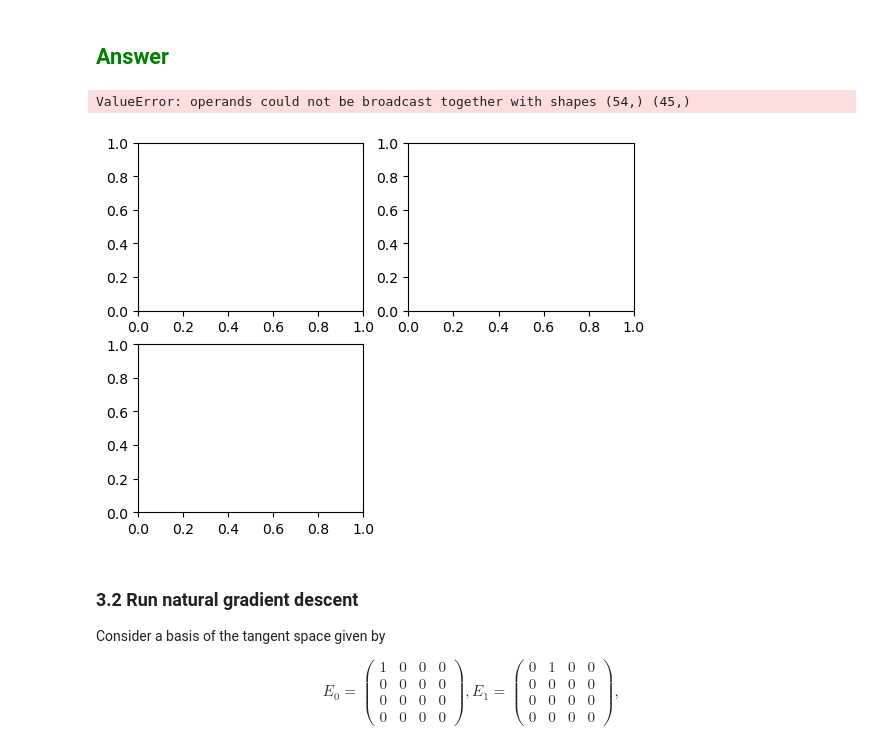
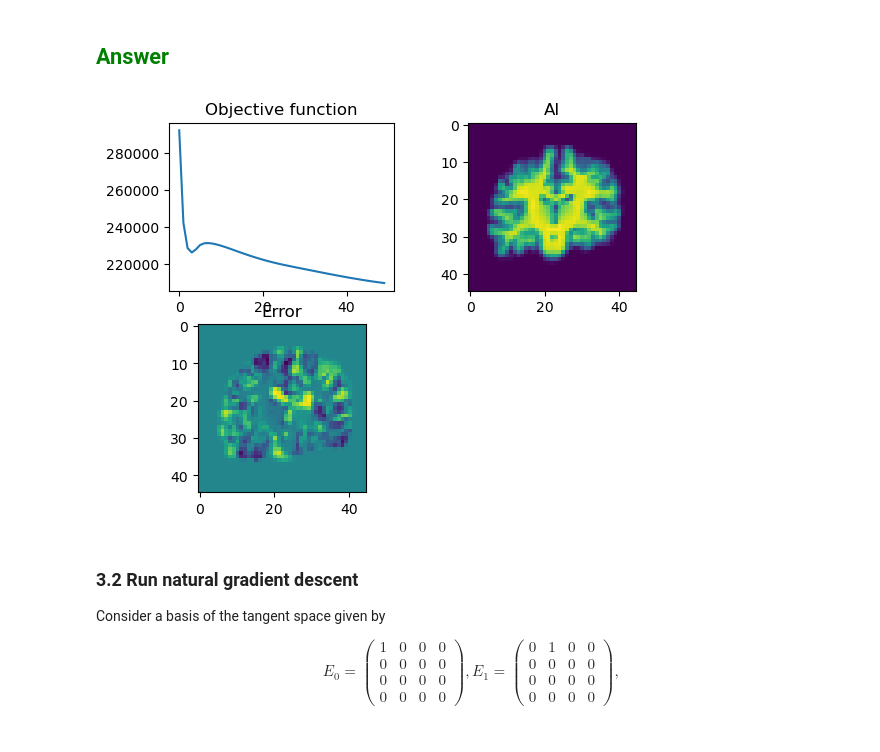
Before and after one commit to Simonlee711/UCLA-Grad-Courses, a Jupyter notebook: BIOMATH208/hw3/pset3.ipynb, the cells around one changed output. Saved outputs shown, nothing was run; the diff lists cells and outputs as text; code cells hidden in the pictures.

```diff
--- a/BIOMATH208/hw3/pset3.ipynb
+++ b/BIOMATH208/hw3/pset3.ipynb
@@ -553,7 +553,7 @@ Make sure you save the value of the objective function in the list cost, and rep
 # %% [markdown]
 ## <span style="color:green">Answer
 # %%
-import numpy as np
+import numpy as the
 import matplotlib.pyplot as plt
 from scipy.interpolate import interpn
 
@@ -570,74 +570,58 @@ XJ = data['XJ']
 
 # An initial guess for an affine matrix
 A = np.eye(4)
-
 # Optimization parameters
 niter = 50  # number of iterations
 ep = 2e-8  # step size
-
 # For plotting results
 f, ax = plt.subplots(2, 2)
 ax[1, 1].set_visible(False)
 cost = []
-
 # Other parameters
 voxel_volume = np.prod(dJ)
 append_shape = (J.shape[0], J.shape[1], J.shape[2], 1)
 
-# Begin gradient descent optimization loop
 for it in range(niter):
     # Get sample points to interpolate with affine matrix
     Ai = np.linalg.inv(A)
-    Xs = (Ai[:3, :3] @ XI[..., None])[..., 0] + Ai[:3, -1]
-
+    Xs = (Ai[:3, :3] @ XJ[..., None])[..., 0] + Ai[:3, -1]
     # Transform the image by interpolating at the sample points
-    AI = interpn((xI, xI, xI), I, Xs, bounds_error=False, fill_value=0)
-
+    AI = interpn(xI, I, Xs, bounds_error=False, fill_value=0.0)
     # Error
     err = AI - J
-
     # Cost function
     cost.append(np.sum(err**2) * voxel_volume)
-
     # Gradient calculations
     # Take derivative of transformed image
     dAI = np.stack(np.gradient(AI, *dJ), -1)
-
     # Append dAI with zeros
     dAI = np.concatenate((dAI, np.zeros(append_shape)), -1)
-
     # Append Xs with ones
     Xs = np.concatenate((Xs, np.ones(append_shape)), -1)
-
     # Multiply to get a 4x4 matrix at each voxel
     dAIXs = dAI[..., :, None] * Xs[..., None, :]
-
     # Integrate over all pixels
     grad_covector = -np.sum(err[..., None, None] * dAIXs, axis=(0, 1, 2)) * voxel_volume
-
-    # Convert gradient covector to vector for the affine matrix update
-    grad_vector = grad_covector.flatten()
-
+    # Add covector to vector conversion here
+    # You will have to convert a 3x4 matrix to a 12 element vector and back again
+    grad_vector = grad_covector
     # Update parameter estimates
-    A -= ep * grad_vector.reshape(4, 4)
-
+    A -= ep * grad_vector
     # Draw
     ax[0, 0].cla()
     ax[0, 0].plot(cost)
     ax[0, 0].set_title('Objective function')
     ax[0, 1].cla()
-    ax[0, 1].imshow(np.rot90(AI[..., AI.shape[1] // 2]), cmap='gray')
+    ax[0, 1].imshow(np.rot90(AI[:, AI.shape[1]//2]))
     ax[0, 1].set_title('AI')
     ax[1, 0].cla()
-    ax[1, 0].imshow(np.rot90((AI - J)[..., AI.shape[1] // 2]), cmap='gray')
+    ax[1, 0].imshow(np.rot90((AI - J)[:, AI.shape[1]//2]))
     ax[1, 0].set_title('Error')
     f.canvas.draw()
 
-print("Final affine matrix A:\n", A)
-print("Cost history:\n", cost)
+plt.show()
 # %% [output]
-ValueError: operands could not be broadcast together with shapes (54,) (45,)
-[figure, old version]
+[figure, new version]
 # %% [markdown]
 ### 3.2 Run natural gradient descent
 
```
Also changed, not shown: parts of 1 cell of this notebook.
